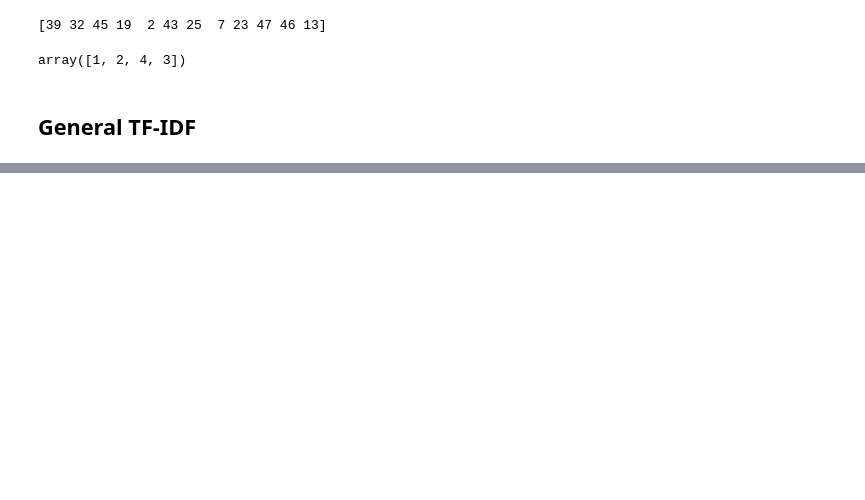
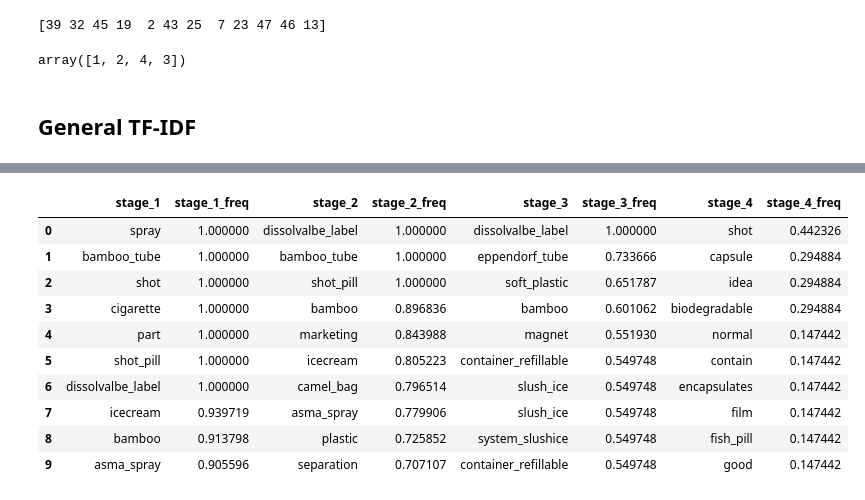
Before and after one commit to shahamana/rosetta-topic-model, a Jupyter notebook: tf_idf.ipynb, the cells around one changed output, grey strips where cells are left out. Cells and saved outputs as stored; diff of their text form; code cells hidden in the pictures; blank space fills up the shorter version.

```diff
--- a/tf_idf.ipynb
+++ b/tf_idf.ipynb
@@ -115,0 +292,14 @@ display(tfidf_df)
+# %%
+get_important_freq(45)
+# %% [output]
+|  | stage_1 | stage_1_freq | stage_2 | stage_2_freq | stage_3 | stage_3_freq | stage_4 | stage_4_freq |
+| 0 | spray | 1.000000 | dissolvalbe_label | 1.000000 | dissolvalbe_label | 1.000000 | shot | 0.442326 |
+| 1 | bamboo_tube | 1.000000 | bamboo_tube | 1.000000 | eppendorf_tube | 0.733666 | capsule | 0.294884 |
+| 2 | shot | 1.000000 | shot_pill | 1.000000 | soft_plastic | 0.651787 | idea | 0.294884 |
+| 3 | cigarette | 1.000000 | bamboo | 0.896836 | bamboo | 0.601062 | biodegradable | 0.294884 |
+| 4 | part | 1.000000 | marketing | 0.843988 | magnet | 0.551930 | normal | 0.147442 |
+| 5 | shot_pill | 1.000000 | icecream | 0.805223 | container_refillable | 0.549748 | contain | 0.147442 |
+| 6 | dissolvalbe_label | 1.000000 | camel_bag | 0.796514 | slush_ice | 0.549748 | encapsulates | 0.147442 |
+| 7 | icecream | 0.939719 | asma_spray | 0.779906 | slush_ice | 0.549748 | film | 0.147442 |
+| 8 | bamboo | 0.913798 | plastic | 0.725852 | system_slushice | 0.549748 | fish_pill | 0.147442 |
+| 9 | asma_spray | 0.905596 | separation | 0.707107 | container_refillable | 0.549748 | good | 0.147442 |
```
Also changed, not shown: parts of 25 cells of this notebook.
